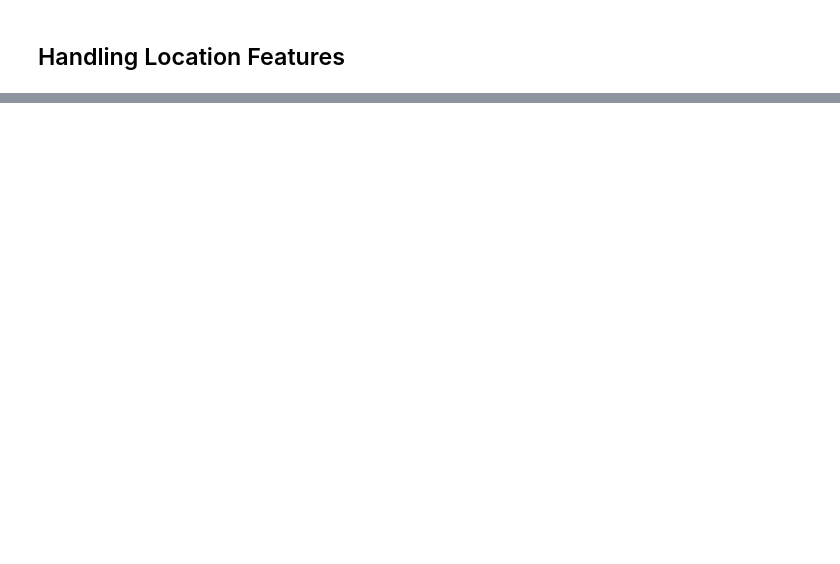
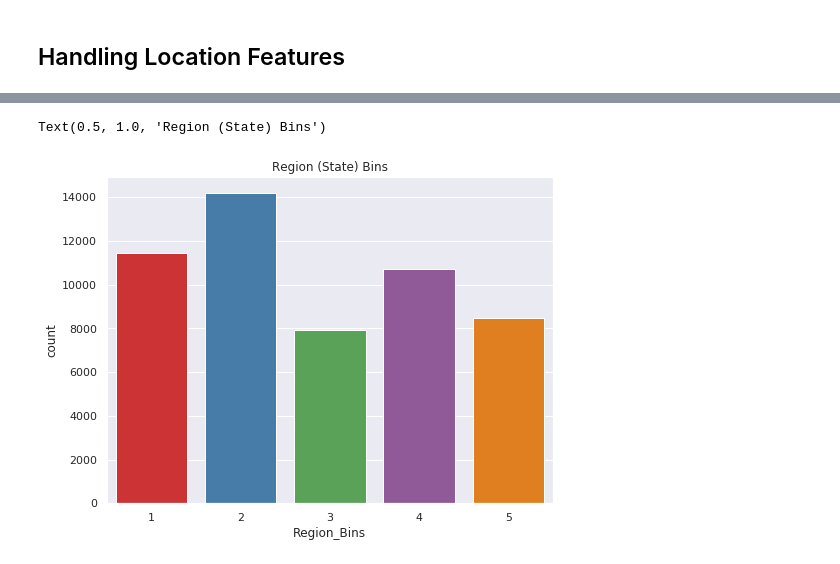
Before and after one commit to Kerry-Clarke/ba590_capstone, a Jupyter notebook: preprocessing.ipynb, the cells around one changed output, grey strips where cells are left out. Cells and saved outputs as stored; diff of their text form; code cells hidden in the pictures; blank space fills up the shorter version.

```diff
--- a/preprocessing.ipynb
+++ b/preprocessing.ipynb
@@ -452,0 +527,24 @@ dtype: int64]
+# %%
+# Active Region (State) Bins
+def assign_region_bins(Active_Region):
+    if Active_Region == 'CT':
+        return(1)
+    if Active_Region == 'NY':
+        return(2)
+    if Active_Region == 'NJ':
+        return(3)
+    if Active_Region == 'MA':
+        return(4)
+    else:
+        return(5)
+
+# Applying region bins function to the DataFrame
+df['Region_Bins'] = df['Active_Region'].apply(assign_region_bins)
+
+# verifying Country Bins
+fig = plt.figure(figsize=(8,6))
+ax = sns.countplot(x="Region_Bins", data=df, palette='Set1')
+plt.title('Region (State) Bins')
+# %% [output]
+Text(0.5, 1.0, 'Region (State) Bins')
+[figure, added]
```
Also changed, not shown: parts of 26 cells of this notebook, 6 other files.
